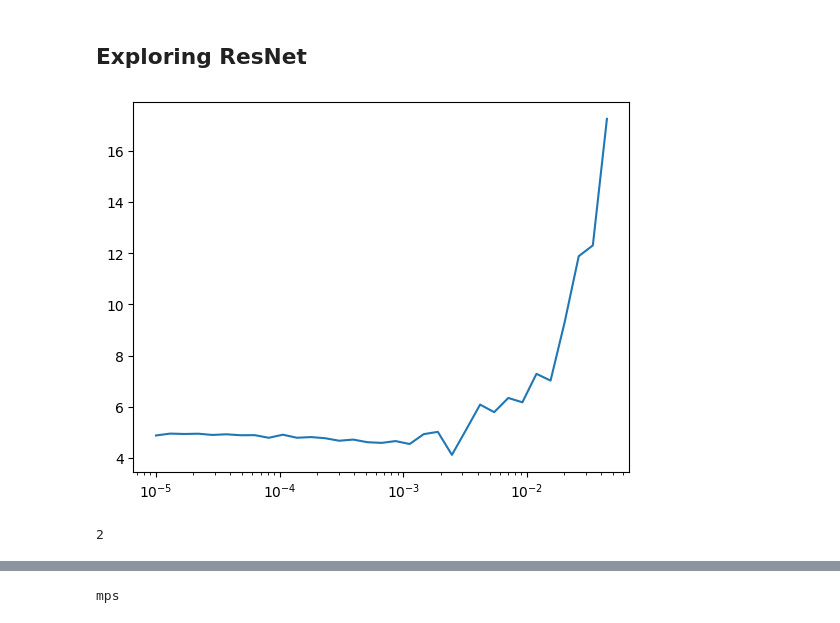
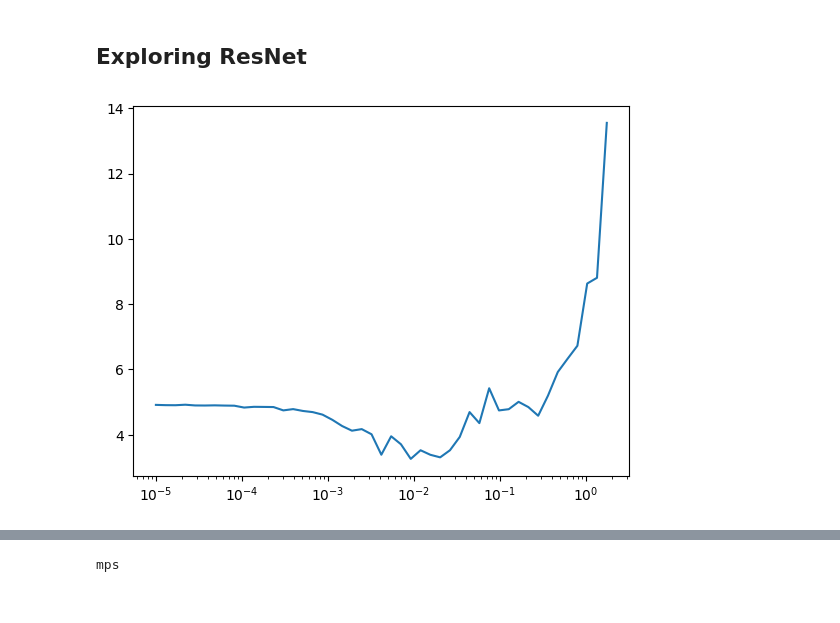
Before and after one commit to dhrits/dog_breed_id, a Jupyter notebook: nbs/04_benchmark.ipynb, the cells around one changed output, grey strips where cells are left out. Drawn from its saved outputs; the diff is of its cells as text; code cells hidden in the pictures.

```diff
--- a/nbs/04_benchmark.ipynb
+++ b/nbs/04_benchmark.ipynb
@@ -42,3 +42,17 @@ from sklearn.model_selection import train_test_split
 import timm
 # %%
 df = read_csv_with_array_columns('../data/dogs.csv', ['bboxes'])
+# %%
+#| export
+def get_id_mappings(df, include_background=True):
+    classes = get_classes_from_frame(df, include_background=include_background)
+    label2id = {label: i for i, label in enumerate(classes)}
+    id2label = {i: label for i, label in enumerate(classes)}
+    return label2id, id2label
+
+def get_class_weights(df, label2id):
+    weights = 1./df['category'].value_counts(normalize=True)
+    weights = weights/weights.sum()
+    keys = [label2id[l] for l in weights.index]
+    order = np.argsort(keys)
+    return torch.tensor(weights.values[order])
@@ -63,12 +90,6 @@ train_subset, valid_subset, test_subset = get_data_subsets(df)
 Cached files found, reading from disk
 # %%
 #| export
-
-def get_id_mappings(df, include_background=True):
-    classes = get_classes_from_frame(df, include_background)
-    label2id = {label: i for i, label in enumerate(classes)}
-    id2label = {i: label for i, label in enumerate(classes)}
-    return label2id, id2label
 
 class DogBreedClassificationDataset(Dataset):
     def __init__(self, df, transforms=None):
@@ -106,17 +127,18 @@ TRAIN_TRANSFORMS = torchvision.transforms.Compose([
 ])
 VALID_TRANSFORMS = torchvision.transforms.Compose([
     torchvision.transforms.Resize((256, 256)),
+    torchvision.transforms.ToTensor(),
     torchvision.transforms.Normalize(mean=[0.485, 0.456, 0.406], std=[0.229, 0.224, 0.225])
 ])
 # %%
 train_ds = DogBreedClassificationDataset(train_subset, TRAIN_TRANSFORMS)
-train_dl = torch.utils.data.DataLoader(train_ds, batch_size=32)
+train_dl = torch.utils.data.DataLoader(train_ds, batch_size=128)
 
 valid_ds = DogBreedClassificationDataset(valid_subset, VALID_TRANSFORMS)
-valid_dl = torch.utils.data.DataLoader(valid_ds, batch_size=32)
+valid_dl = torch.utils.data.DataLoader(valid_ds, batch_size=128)
 
 test_ds = DogBreedClassificationDataset(test_subset, VALID_TRANSFORMS),
-test_dl = torch.utils.data.DataLoader(test_ds, batch_size=32)
+test_dl = torch.utils.data.DataLoader(test_ds, batch_size=128)
 # %%
 #| export
 from functools import partial
@@ -124,10 +146,11 @@ iw = partial(init_weights, leaky=0.1)
 def freeze_weights(p):
     p.requires_grad_(False)
 
-def init_model(model, initialize=False):
+def init_model(model, initialize=False, freeze_backbone=False):
     if initialize:
         model.apply(iw)
-    model.apply(freeze_weights)
+    if freeze_backbone:
+        model.apply(freeze_weights)
     model.fc.requires_grad_(True)
 # %%
 astats = ActivationStats(fc.risinstance(torch.nn.ReLU))
@@ -143,17 +175,9 @@ dls = DataLoaders(train_dl, valid_dl)
 # %% [markdown]
 ## Exploring ResNet
 # %%
-model = timm.create_model('resnet101', num_classes=137)
+model = timm.create_model('resnet50', pretrained=True, num_classes=137)
 init_model(model)
 TrainLearner(model, dls=dls, loss_func=torch.nn.CrossEntropyLoss(), cbs=DeviceCB(), opt_func=torch.optim.Adam).lr_find()
 # %% [output]
-[figure, old version]
+[figure, new version]
-# %%
-params = []
-for p in model.parameters():
-    if p.requires_grad:
-        params.append(p)
-print(len(params))
-# %% [output]
-2
 # %%
```
Also changed, not shown: parts of 13 cells of this notebook, 1 other file.
